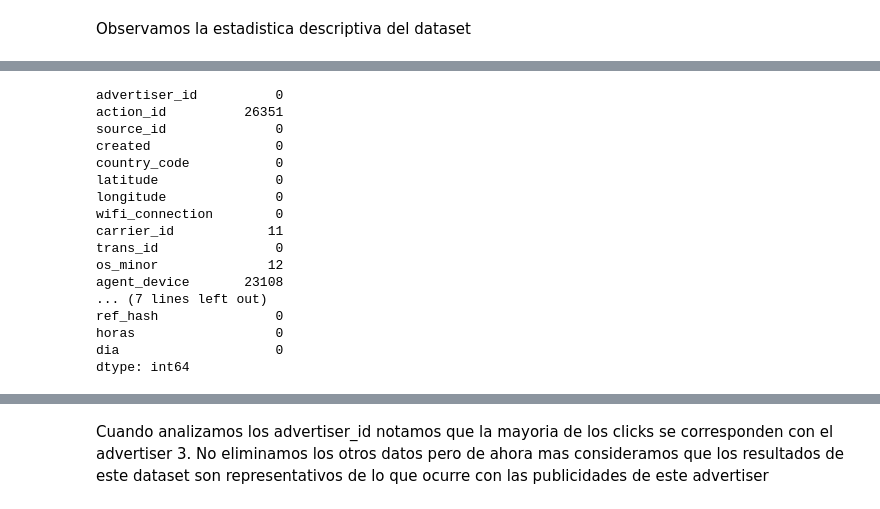
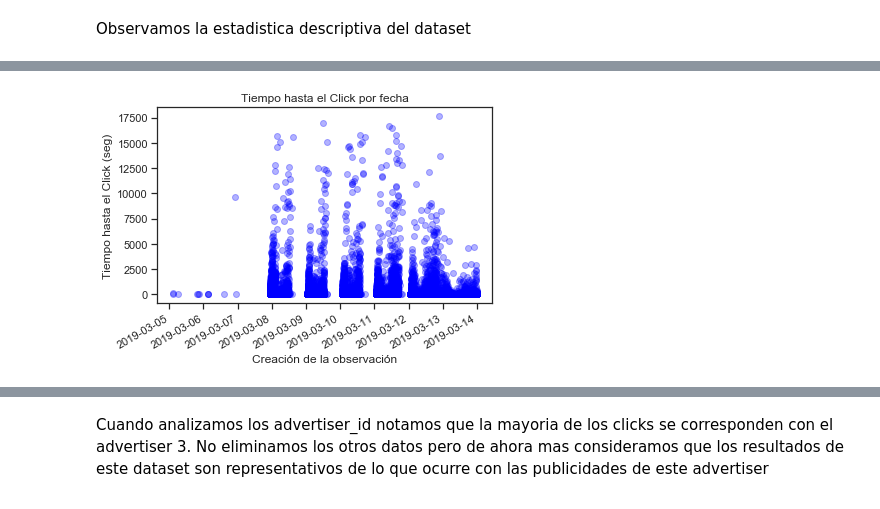
Before and after one commit to flor14/Organizacion_de_datos_2019, a Jupyter notebook: Tp1_datos.ipynb, the cells around one changed output, grey strips where cells are left out. Cells and saved outputs as stored; diff of their text form; code cells hidden in the pictures.

```diff
--- a/Tp1_datos.ipynb
+++ b/Tp1_datos.ipynb
@@ -77,24 +77,30 @@ clicks.describe()
 | 50% | 3.000000 | NaN | 0.000000 | 6.333597e+18 | 1.205689 | 1.070234 | 6.000000 | 3.511538e+18 | ... |
 | 75% | 3.000000 | NaN | 1.000000 | 6.333597e+18 | 1.205689 | 1.070234 | 13.000000 | 6.391567e+18 | ... |
 | max | 8.000000 | NaN | 10.000000 | 6.333597e+18 | 1.237861 | 1.085358 | 116.000000 | 9.081082e+18 | ... |
-# %%
-# veo si hay valores nulos
-clicks.isnull().sum()
-# %% [output]
-advertiser_id          0
-action_id          26351
-source_id              0
-created                0
-country_code           0
-latitude               0
-longitude              0
-wifi_connection        0
-carrier_id            11
-trans_id               0
-os_minor              12
-agent_device       23108
-... (7 lines left out)
-ref_hash               0
-horas                  0
-dia                    0
-dtype: int64
+# %%
+import matplotlib.pyplot as plt
+
+#estilo
+sns.set(palette='Set1', style = "ticks")
+
+# Inicio figura
+fig = plt.figure()
+
+# Grafico la cantidad de clicks a lo largo del tiempo
+plt.plot_date(clicks['created'], clicks['timeToClick'], fmt="bo", xdate=True, alpha=0.3)
+
+# Etiquetas giradas
+plt.gcf().autofmt_xdate()
+
+# Titulo
+plt.title('Tiempo hasta el Click por fecha')
+
+# Nombre de los ejes
+plt.xlabel('Creación de la observación')
+plt.ylabel('Tiempo hasta el Click (seg)')
+plt.show()
+
+# guardar gráfico
+fig.savefig("clicks_tiempo.png", dpi=fig.dpi, bbox_inches='tight')
+# %% [output]
+[figure, added]
```
Also changed, not shown: parts of 20 cells of this notebook.
